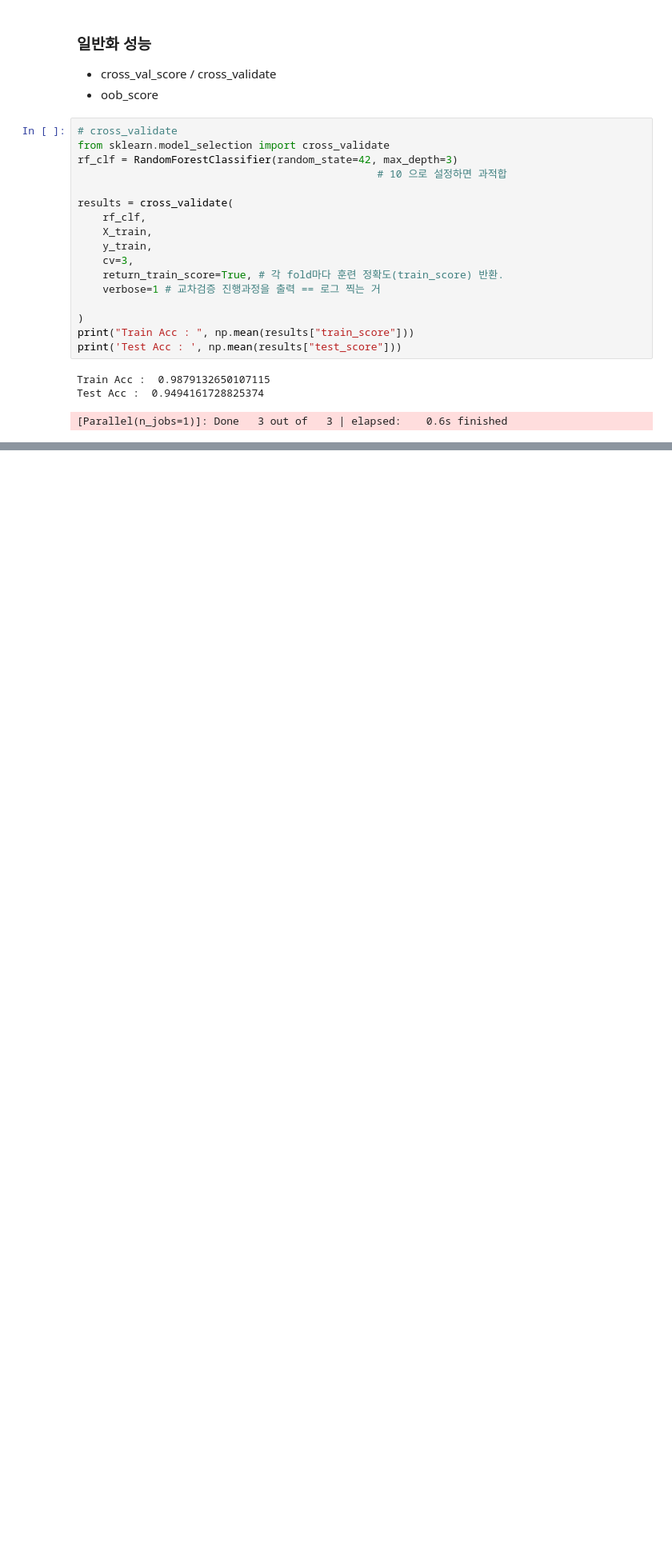
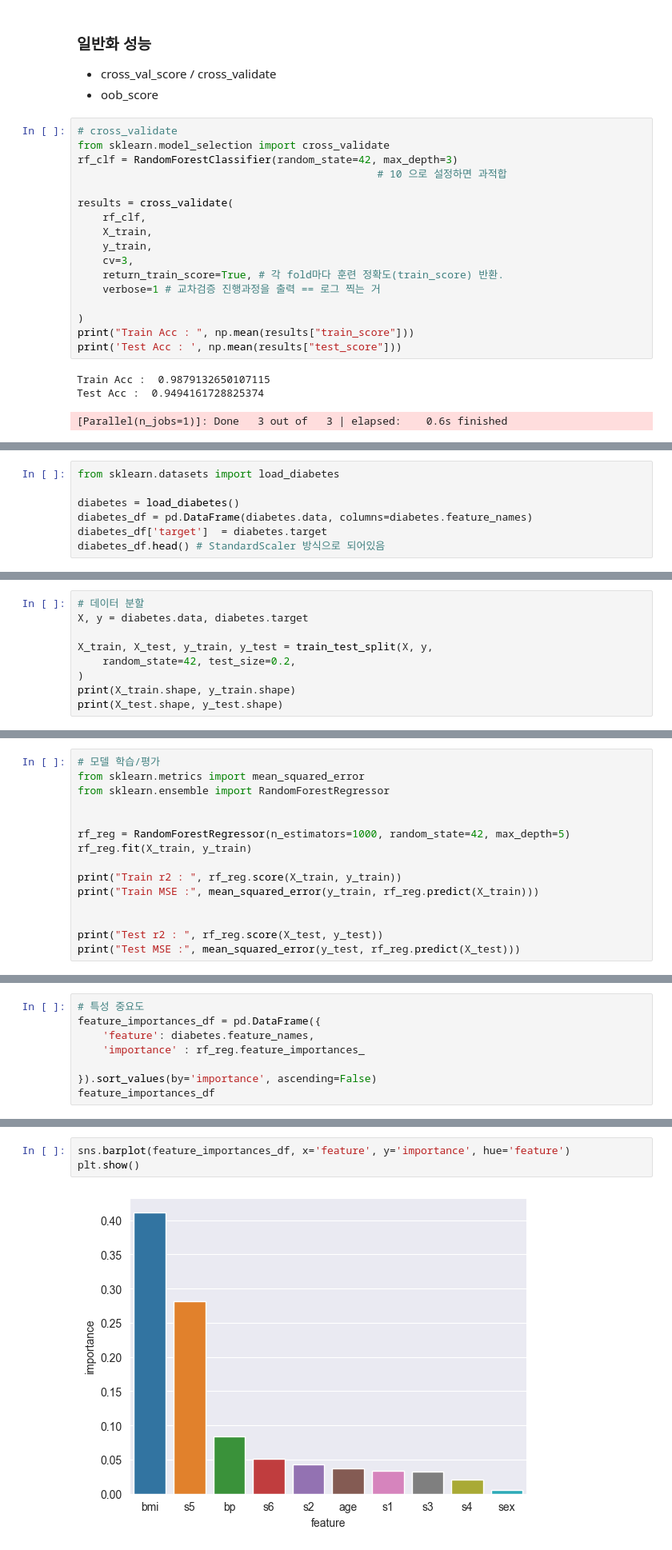
Before and after one commit to joomong0620/machine_learning, a Jupyter notebook: 06_emsemble/02_bagging.ipynb, the cells around one changed output, grey strips where cells are left out. Shown at 80% size. Drawn from its saved outputs; the diff is of its cells as text; blank space fills up the shorter version.

```diff
--- a/06_emsemble/02_bagging.ipynb
+++ b/06_emsemble/02_bagging.ipynb
@@ -139,0 +184,7 @@ Test Acc :  0.9494161728825374
+# %%
+from sklearn.datasets import load_diabetes
+
+diabetes = load_diabetes()
+diabetes_df = pd.DataFrame(diabetes.data, columns=diabetes.feature_names)
+diabetes_df['target']  = diabetes.target
+diabetes_df.head() # StandardScaler 방식으로 되어있음
@@ -139,0 +198,9 @@ Test Acc :  0.9494161728825374
+# %%
+# 데이터 분할
+X, y = diabetes.data, diabetes.target
+
+X_train, X_test, y_train, y_test = train_test_split(X, y,
+    random_state=42, test_size=0.2,
+)
+print(X_train.shape, y_train.shape)
+print(X_test.shape, y_test.shape)
@@ -139,0 +210,15 @@ Test Acc :  0.9494161728825374
+# %%
+# 모델 학습/평가
+from sklearn.metrics import mean_squared_error
+from sklearn.ensemble import RandomForestRegressor
+
+
+rf_reg = RandomForestRegressor(n_estimators=1000, random_state=42, max_depth=5)
+rf_reg.fit(X_train, y_train)
+
+print("Train r2 : ", rf_reg.score(X_train, y_train))
+print("Train MSE :", mean_squared_error(y_train, rf_reg.predict(X_train)))
+
+
+print("Test r2 : ", rf_reg.score(X_test, y_test))
+print("Test MSE :", mean_squared_error(y_test, rf_reg.predict(X_test)))
@@ -139,0 +230,8 @@ Test Acc :  0.9494161728825374
+# %%
+# 특성 중요도
+feature_importances_df = pd.DataFrame({
+    'feature': diabetes.feature_names,
+    'importance' : rf_reg.feature_importances_
+
+}).sort_values(by='importance', ascending=False)
+feature_importances_df
@@ -139,0 +250,5 @@ Test Acc :  0.9494161728825374
+# %%
+sns.barplot(feature_importances_df, x='feature', y='importance', hue='feature')
+plt.show()
+# %% [output]
+[figure, added]
```
Also changed, not shown: parts of 13 cells of this notebook, 1 other file.
